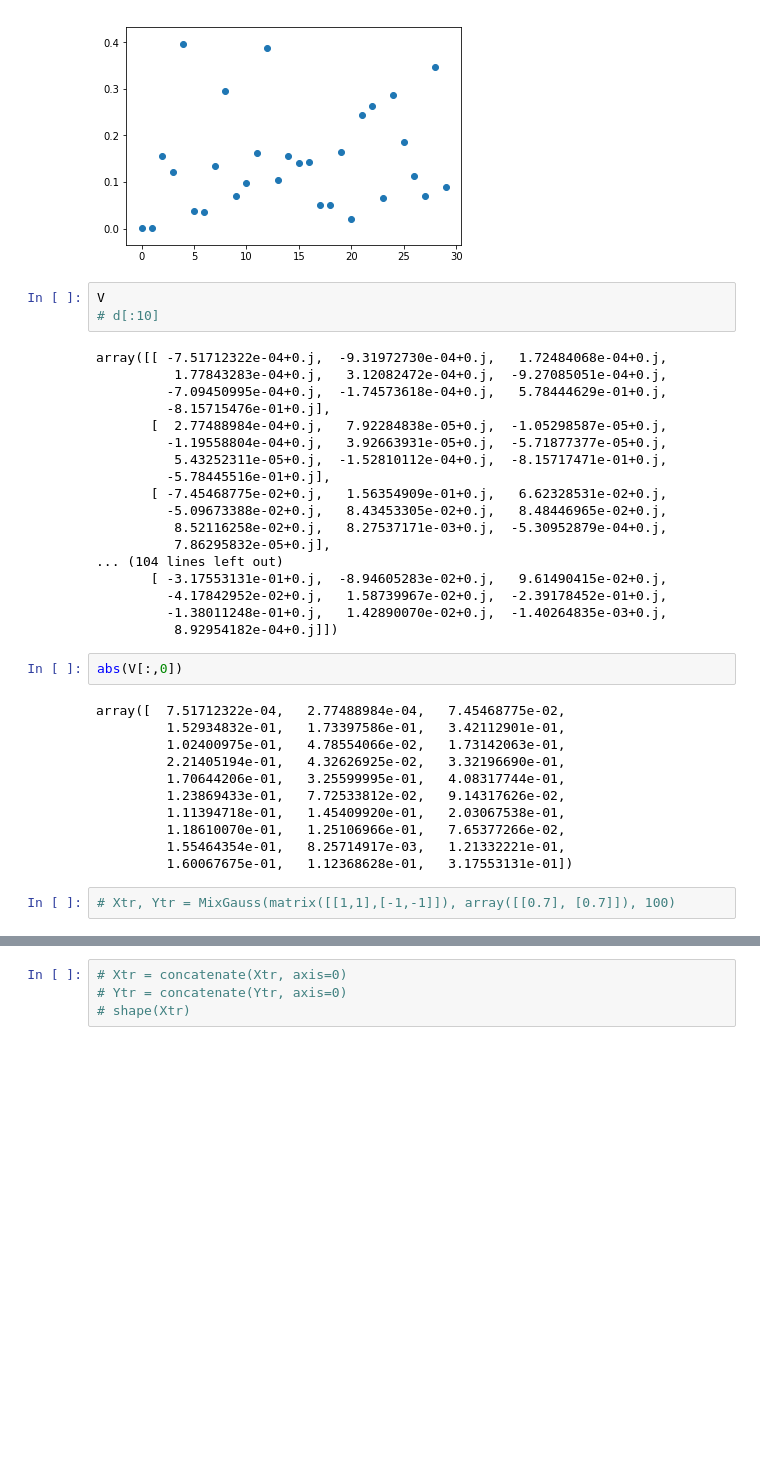
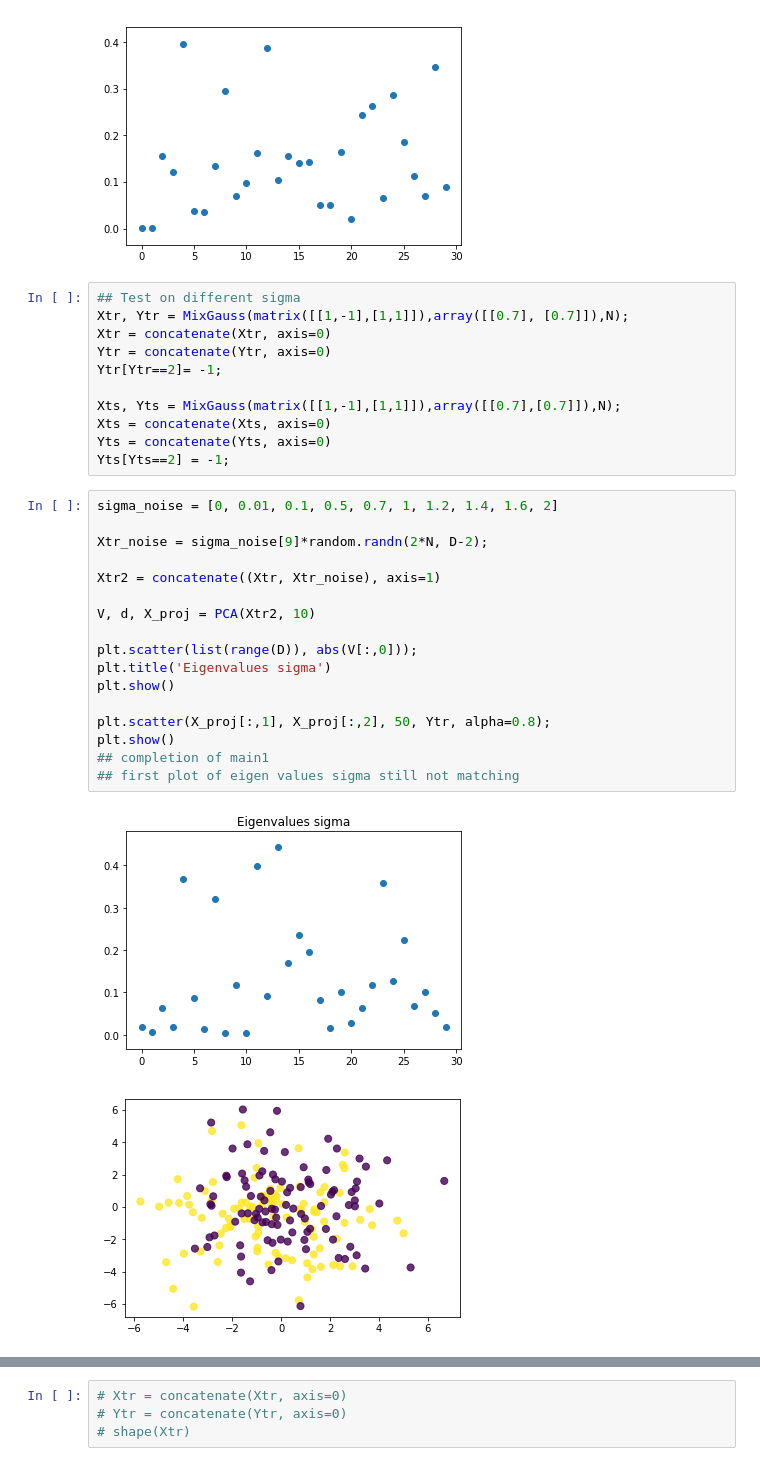
Before and after one commit to saratrajput/mlcc, a Jupyter notebook: mlccProject.ipynb, the cells around one changed output, grey strips where cells are left out. Drawn from its saved outputs; the diff is of its cells as text; blank space fills up the shorter version.

```diff
--- a/mlccProject.ipynb
+++ b/mlccProject.ipynb
@@ -215,39 +220,34 @@ plt.show()
   0.01284202+0.j  0.01223016+0.j  0.01195091+0.j  0.01175136+0.j
   0.01160013+0.j  0.01158963+0.j]
 [figure]
-# %%
-V
-# d[:10]
-# %% [output]
-array([[ -7.51712322e-04+0.j,  -9.31972730e-04+0.j,   1.72484068e-04+0.j,
-          1.77843283e-04+0.j,   3.12082472e-04+0.j,  -9.27085051e-04+0.j,
-         -7.09450995e-04+0.j,  -1.74573618e-04+0.j,   5.78444629e-01+0.j,
-         -8.15715476e-01+0.j],
-       [  2.77488984e-04+0.j,   7.92284838e-05+0.j,  -1.05298587e-05+0.j,
-         -1.19558804e-04+0.j,   3.92663931e-05+0.j,  -5.71877377e-05+0.j,
-          5.43252311e-05+0.j,  -1.52810112e-04+0.j,  -8.15717471e-01+0.j,
-         -5.78445516e-01+0.j],
-       [ -7.45468775e-02+0.j,   1.56354909e-01+0.j,   6.62328531e-02+0.j,
-         -5.09673388e-02+0.j,   8.43453305e-02+0.j,   8.48446965e-02+0.j,
-          8.52116258e-02+0.j,   8.27537171e-03+0.j,  -5.30952879e-04+0.j,
-          7.86295832e-05+0.j],
-... (104 lines left out)
-       [ -3.17553131e-01+0.j,  -8.94605283e-02+0.j,   9.61490415e-02+0.j,
-         -4.17842952e-02+0.j,   1.58739967e-02+0.j,  -2.39178452e-01+0.j,
-         -1.38011248e-01+0.j,   1.42890070e-02+0.j,  -1.40264835e-03+0.j,
-          8.92954182e-04+0.j]])
-# %%
-abs(V[:,0])
-# %% [output]
-array([  7.51712322e-04,   2.77488984e-04,   7.45468775e-02,
-         1.52934832e-01,   1.73397586e-01,   3.42112901e-01,
-         1.02400975e-01,   4.78554066e-02,   1.73142063e-01,
-         2.21405194e-01,   4.32626925e-02,   3.32196690e-01,
-         1.70644206e-01,   3.25599995e-01,   4.08317744e-01,
-         1.23869433e-01,   7.72533812e-02,   9.14317626e-02,
-         1.11394718e-01,   1.45409920e-01,   2.03067538e-01,
-         1.18610070e-01,   1.25106966e-01,   7.65377266e-02,
-         1.55464354e-01,   8.25714917e-03,   1.21332221e-01,
-         1.60067675e-01,   1.12368628e-01,   3.17553131e-01])
-# %%
-# Xtr, Ytr = MixGauss(matrix([[1,1],[-1,-1]]), array([[0.7], [0.7]]), 100)
+# %%
+## Test on different sigma
+Xtr, Ytr = MixGauss(matrix([[1,-1],[1,1]]),array([[0.7], [0.7]]),N);
+Xtr = concatenate(Xtr, axis=0)
+Ytr = concatenate(Ytr, axis=0)
+Ytr[Ytr==2]= -1;
+
+Xts, Yts = MixGauss(matrix([[1,-1],[1,1]]),array([[0.7],[0.7]]),N);
+Xts = concatenate(Xts, axis=0)
+Yts = concatenate(Yts, axis=0)
+Yts[Yts==2] = -1;
+# %%
+sigma_noise = [0, 0.01, 0.1, 0.5, 0.7, 1, 1.2, 1.4, 1.6, 2]
+
+Xtr_noise = sigma_noise[9]*random.randn(2*N, D-2);
+
+Xtr2 = concatenate((Xtr, Xtr_noise), axis=1)
+
+V, d, X_proj = PCA(Xtr2, 10)
+
+plt.scatter(list(range(D)), abs(V[:,0]));
+plt.title('Eigenvalues sigma')
+plt.show()
+
+plt.scatter(X_proj[:,1], X_proj[:,2], 50, Ytr, alpha=0.8);
+plt.show()
+## completion of main1
+## first plot of eigen values sigma still not matching
+# %% [output]
+[figure, added]
+[figure, added]
```
Also changed, not shown: parts of 23 cells of this notebook, 2 other files.
